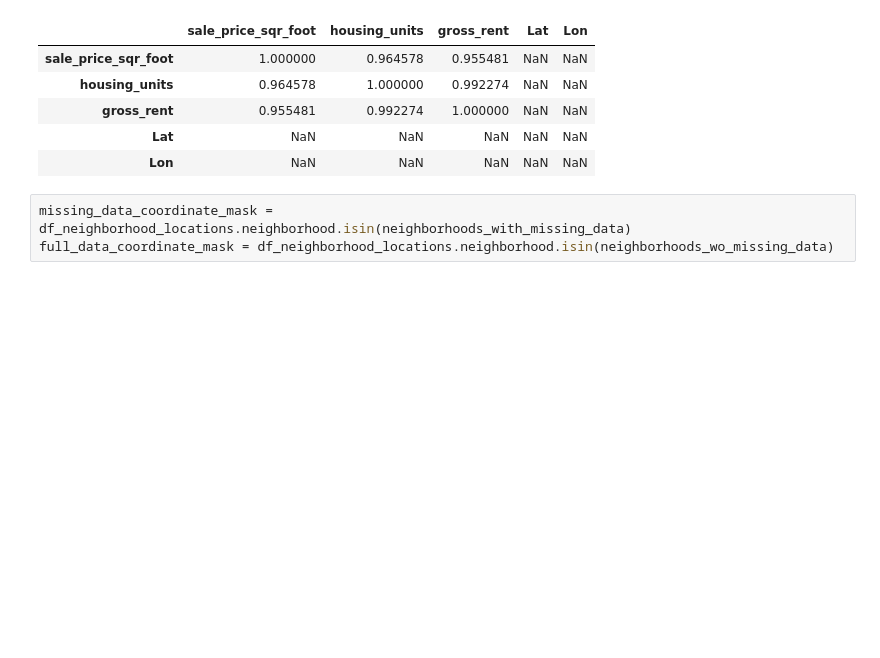
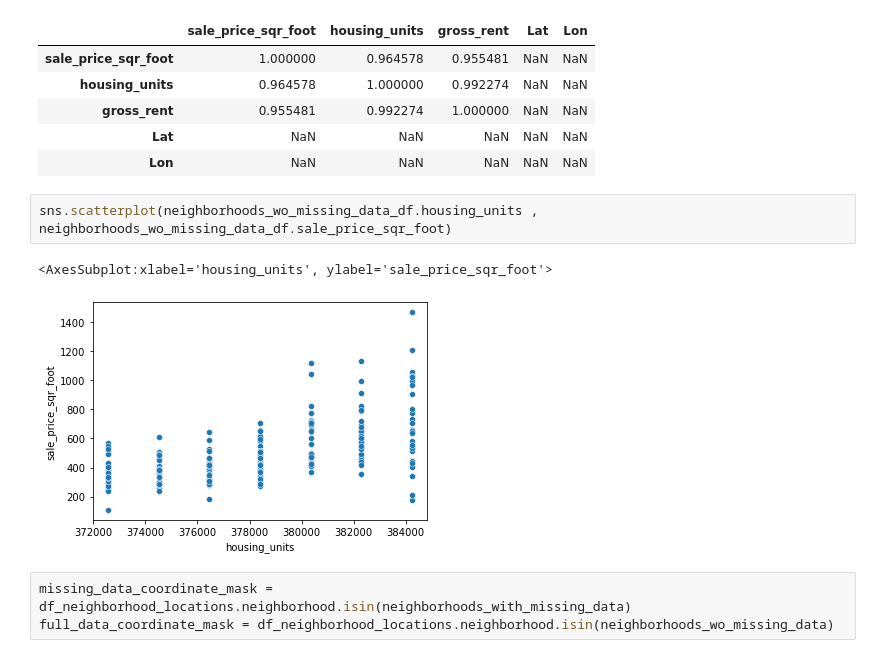
Before and after one commit to youssefabdelwahab/Californina-Housing-Market-Analysis-, a Jupyter notebook: rental_analysis.ipynb, the cells around one changed output. Cells and saved outputs as stored; diff of their text form; blank space fills up the shorter version.

```diff
--- a/rental_analysis.ipynb
+++ b/rental_analysis.ipynb
@@ -224,6 +224,11 @@ avg_data
 | gross_rent | 0.955481 | 0.992274 | 1.000000 | NaN | NaN |
 | Lat | NaN | NaN | NaN | NaN | NaN |
 | Lon | NaN | NaN | NaN | NaN | NaN |
+# %%
+sns.scatterplot(neighborhoods_wo_missing_data_df.housing_units , neighborhoods_wo_missing_data_df.sale_price_sqr_foot)
+# %% [output]
+<AxesSubplot:xlabel='housing_units', ylabel='sale_price_sqr_foot'>
+[figure, added]
 # %%
 missing_data_coordinate_mask = df_neighborhood_locations.neighborhood.isin(neighborhoods_with_missing_data)
 full_data_coordinate_mask = df_neighborhood_locations.neighborhood.isin(neighborhoods_wo_missing_data)
```
Also changed, not shown: parts of 10 cells of this notebook.
